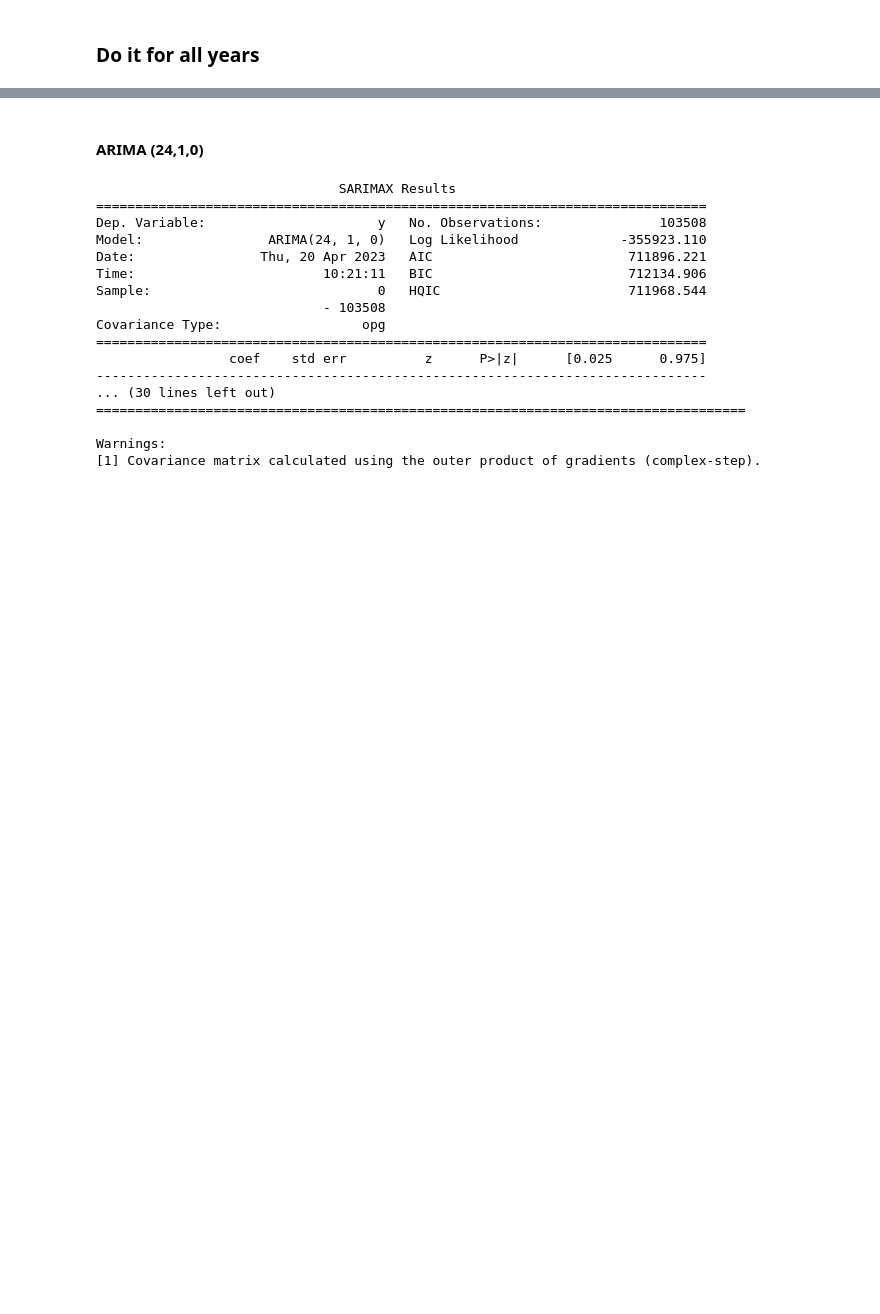
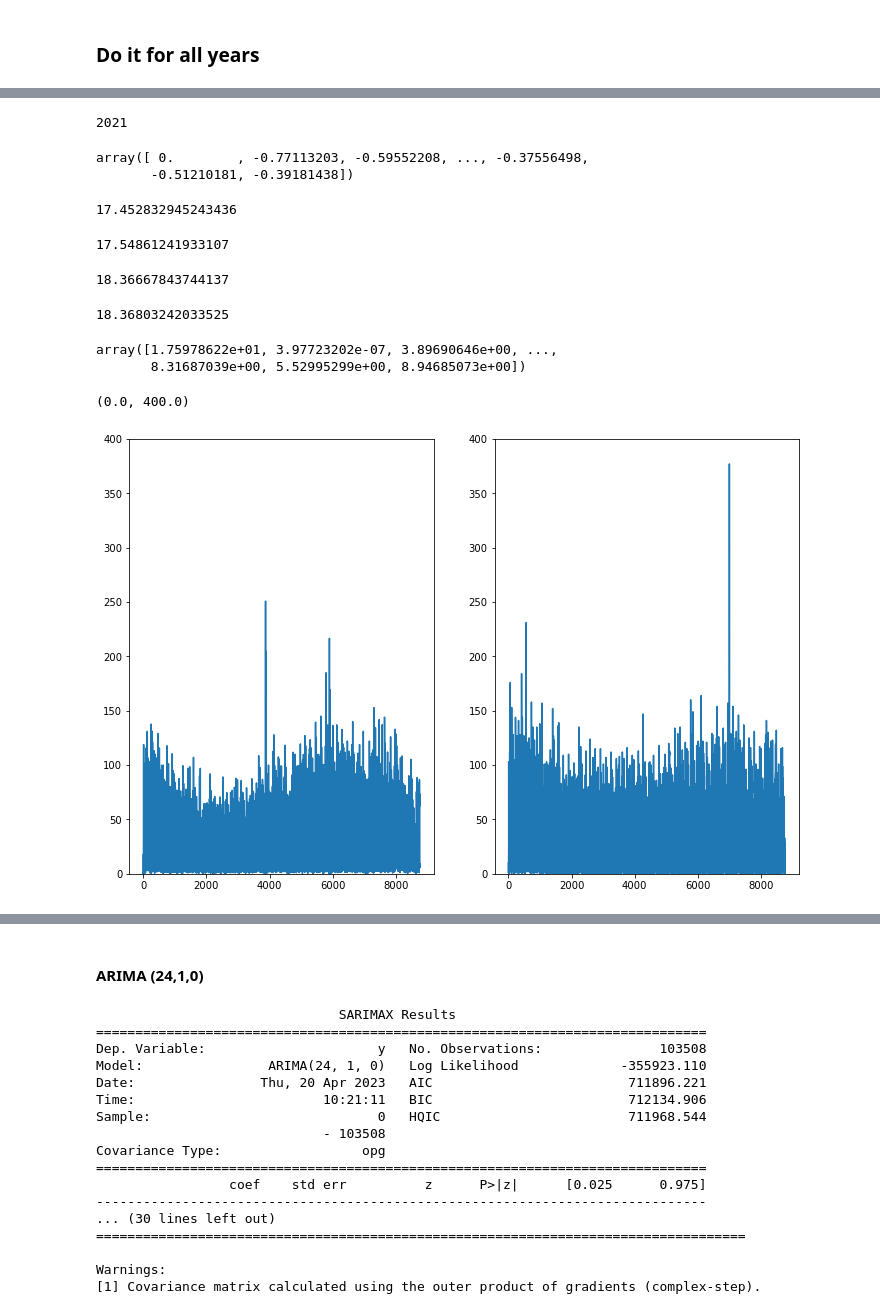
Before and after one commit to peter-amerkhanian/San-Francisco-Service-Analysis, a Jupyter notebook: Final_Project_Jared.ipynb, the cells around one changed output, grey strips where cells are left out. Cells and saved outputs as stored; diff of their text form; code cells hidden in the pictures; blank space fills up the shorter version.

```diff
--- a/Final_Project_Jared.ipynb
+++ b/Final_Project_Jared.ipynb
@@ -410,0 +418,2 @@ residuals.describe()
+# %%
+full_hourly_count['CaseID_norm'] = scaler.fit_transform(full_hourly_count['CaseID'].values.reshape(-1,1)).reshape(-1)
@@ -410,0 +436,75 @@ residuals.describe()
+# %%
+year = 2021
+print(year)
+next_year = 2022
+current_year_data = full_hourly_count[full_hourly_count['Year']==year]['CaseID_norm'].values
+curr_std = current_year_data.std()
+clipped_current_year_data = [x if np.abs(x) < 3*curr_std else 3*curr_std for x in current_year_data]
+
+# # Need to normalize the data here
+# normalized_data = scaler.fit_transform(current_year_data.reshape(-1,1)).reshape(-1)
+
+next_year_length = len(full_hourly_count[full_hourly_count['Year']==next_year])
+next_year_data = full_hourly_count[full_hourly_count['Year']==next_year]['CaseID'].values
+aic_array, mse_array, optimal_order, forecast = tune_arima_hyperparams(data=clipped_current_year_data, forecast_length=next_year_length-1, p=24, d=2)
+
+
+forecast
+# Need to unnormalize the forecast here
+# rmse = np.sqrt(mean_squared_error(forecast, next_year_data))
+# print(optimal_order)
+# print('Test RMSE: %.3f' % rmse)
+# orders.append(optimal_order)
+# rmse_array.append(rmse)
+# full_forecast = np.concatenate([full_forecast, forecast])
+# %% [output]
+2021
+array([ 0.        , -0.77113203, -0.59552208, ..., -0.37556498,
+       -0.51210181, -0.39181438])
+# %%
+# RMSE with normalization across all years and outlier clipping in excess of 3 STDs
+forecast_unnorm = scaler.inverse_transform(forecast.reshape(-1,1)).reshape(-1)
+
+rmse = np.sqrt(mean_squared_error(forecast_unnorm, next_year_data))
+print(rmse)
+# %% [output]
+17.452832945243436
+# %%
+# RMSE with normalization across all years and outlier clipping in excess of 4 STDs
+forecast_unnorm = scaler.inverse_transform(forecast.reshape(-1,1)).reshape(-1)
+
+rmse = np.sqrt(mean_squared_error(forecast_unnorm, next_year_data))
+print(rmse)
+# %% [output]
+17.54861241933107
+# %%
+# RMSE with normalization across all years
+forecast_unnorm = scaler.inverse_transform(forecast.reshape(-1,1)).reshape(-1)
+
+rmse = np.sqrt(mean_squared_error(forecast_unnorm, next_year_data))
+print(rmse)
+# %% [output]
+18.36667843744137
+# %%
+# RMSE with normalization within the year
+
+forecast_unnorm = scaler.inverse_transform(forecast.reshape(-1,1)).reshape(-1)
+
+rmse = np.sqrt(mean_squared_error(forecast_unnorm, next_year_data))
+print(rmse)
+# %% [output]
+18.36803242033525
+# %%
+forecast_unnorm
+# %% [output]
+array([1.75978622e+01, 3.97723202e-07, 3.89690646e+00, ...,
+       8.31687039e+00, 5.52995299e+00, 8.94685073e+00])
+# %%
+fig, ax = plt.subplots(1,2, figsize=(12,8))
+ax[0].plot(forecast_unnorm)
+ax[0].set_ylim(0,400)
+ax[1].plot(next_year_data)
+ax[1].set_ylim(0,400)
+# %% [output]
+(0.0, 400.0)
+[figure, added]
```
Also changed, not shown: parts of 27 cells of this notebook.
